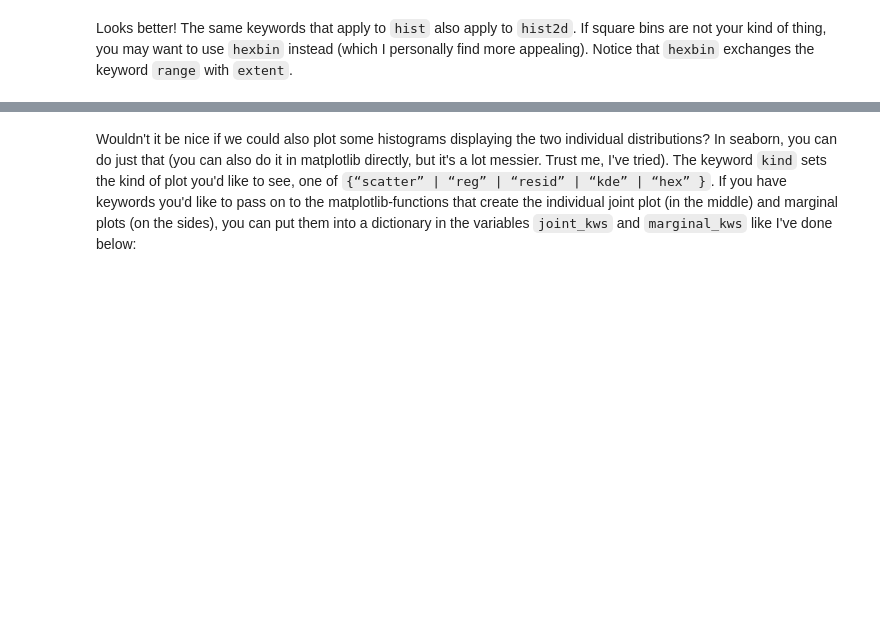
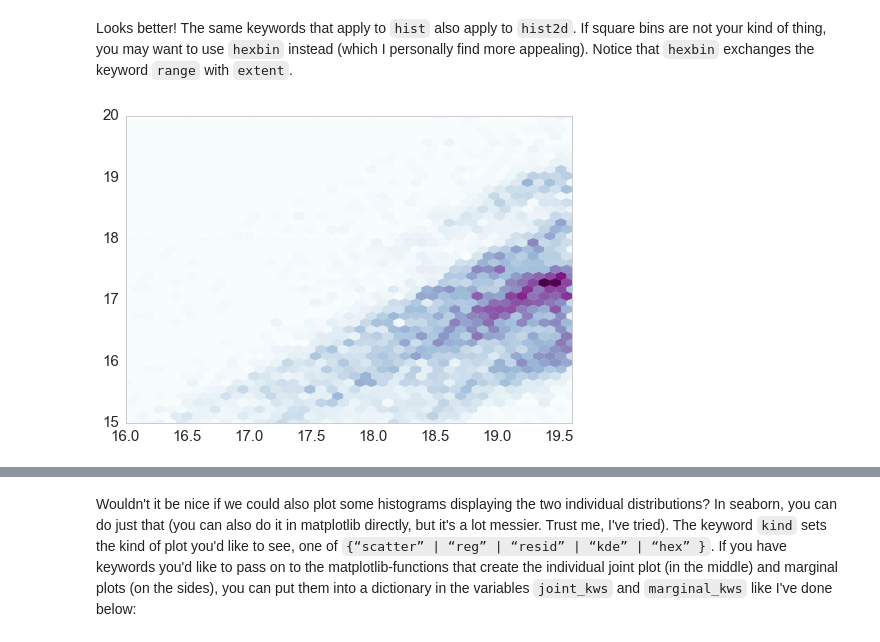
Before and after one commit to AstroHackWeek/AstroHackWeek2015, a Jupyter notebook: day1/day1_visualsummaries.ipynb, the cells around one changed output, grey strips where cells are left out. Drawn from its saved outputs; the diff is of its cells as text; code cells hidden in the pictures; blank space fills up the shorter version.

```diff
--- a/day1/day1_visualsummaries.ipynb
+++ b/day1/day1_visualsummaries.ipynb
@@ -512,3 +508,9 @@ ax.hist2d(x[:,0], x[:,1], bins = 50, cmap=cm.BuPu, range=[[16.,19.6], [15,20]]);
 # %% [markdown]
 Looks better! The same keywords that apply to `hist` also apply to `hist2d`.
 If square bins are not your  kind of thing, you may want to use `hexbin` instead (which I personally find more appealing). Notice that `hexbin` exchanges the keyword `range` with `extent`.
+# %%
+fig = plt.figure()
+ax = fig.add_subplot(111)
+plt.hexbin(x[:,0], x[:,1],gridsize=40, cmap=cm.BuPu, extent=[16.,19.6, 15,20]);
+# %% [output]
+[figure, added]
```
Also changed, not shown: parts of 31 cells of this notebook, 1 other file.
